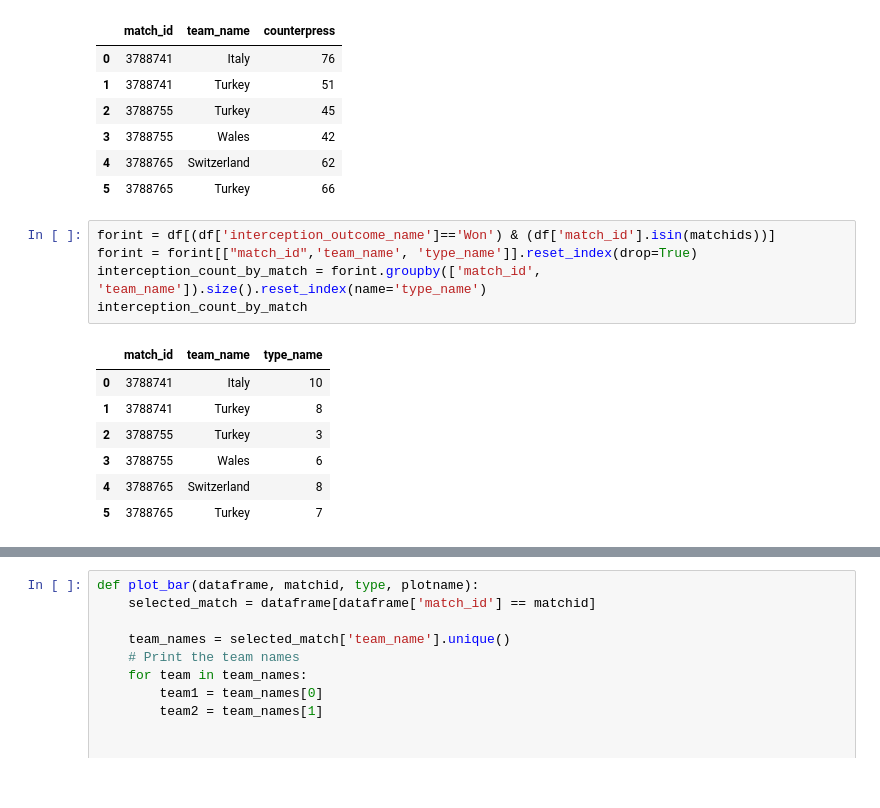
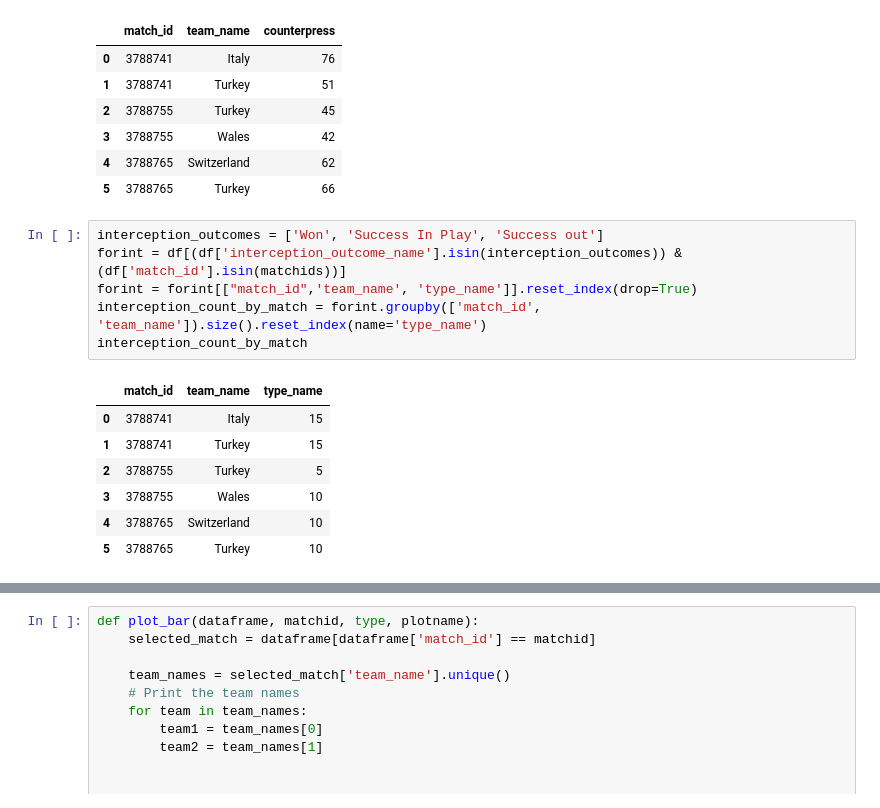
Before and after one commit to yyusufcoskun/Turkiye-EURO-2020-Analysis, a Jupyter notebook: main.ipynb, the cells around one changed output, grey strips where cells are left out. Saved outputs shown, nothing was run; the diff lists cells and outputs as text.

```diff
--- a/main.ipynb
+++ b/main.ipynb
@@ -223,15 +264,16 @@ counterpress_count_by_match
 | 4 | 3788765 | Switzerland | 62 |
 | 5 | 3788765 | Turkey | 66 |
 # %%
-forint = df[(df['interception_outcome_name']=='Won') & (df['match_id'].isin(matchids))]
+interception_outcomes = ['Won', 'Success In Play', 'Success out']
+forint = df[(df['interception_outcome_name'].isin(interception_outcomes)) & (df['match_id'].isin(matchids))]
 forint = forint[["match_id",'team_name', 'type_name']].reset_index(drop=True)
 interception_count_by_match = forint.groupby(['match_id', 'team_name']).size().reset_index(name='type_name')
 interception_count_by_match
 # %% [output]
 |  | match_id | team_name | type_name |
-| 0 | 3788741 | Italy | 10 |
-| 1 | 3788741 | Turkey | 8 |
-| 2 | 3788755 | Turkey | 3 |
-| 3 | 3788755 | Wales | 6 |
-| 4 | 3788765 | Switzerland | 8 |
-| 5 | 3788765 | Turkey | 7 |
+| 0 | 3788741 | Italy | 15 |
+| 1 | 3788741 | Turkey | 15 |
+| 2 | 3788755 | Turkey | 5 |
+| 3 | 3788755 | Wales | 10 |
+| 4 | 3788765 | Switzerland | 10 |
+| 5 | 3788765 | Turkey | 10 |
```
Also changed, not shown: parts of 32 cells of this notebook.
